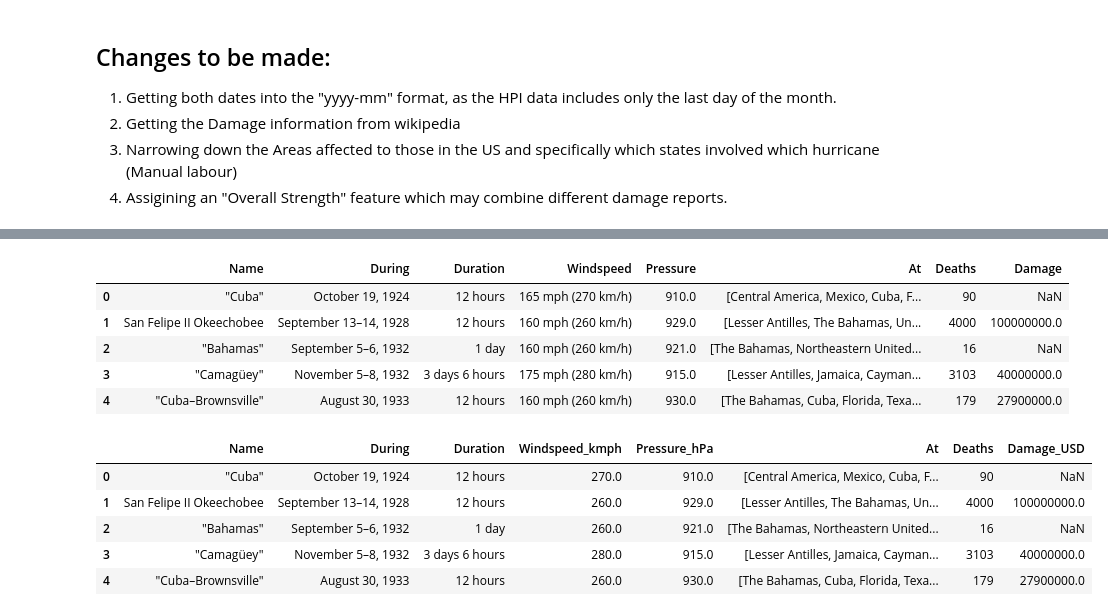
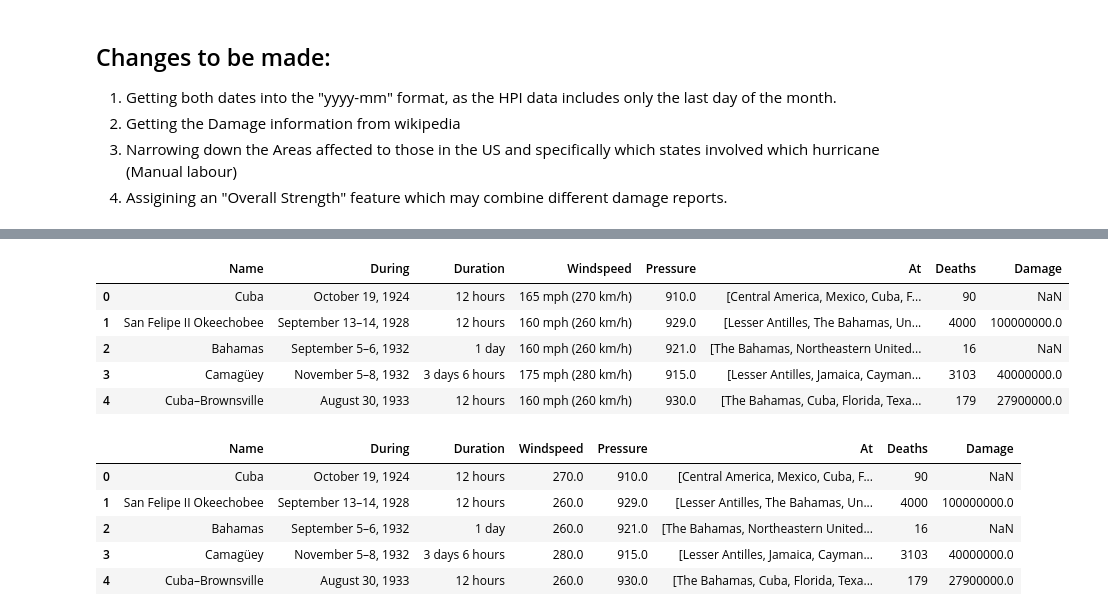
Before and after one commit to Alon-Shaaltiel/Hurricanes_US, a Jupyter notebook: Data_Collection.ipynb, the cells around one changed output, grey strips where cells are left out. Cells and saved outputs as stored; diff of their text form; code cells hidden in the pictures.

Commit message:
Finished organizing hurricane data

```diff
--- a/Data_Collection.ipynb
+++ b/Data_Collection.ipynb
@@ -147,6 +147,7 @@ Hurricanes.head(5)
 ## During -> dd/mm/yyyy (Date)
 # %%
 Hurricanes.Deaths = Hurricanes.Deaths.apply(int)
+Hurricanes.Name = Hurricanes.Name.apply(lambda x: x.strip('" '))
 # %%
 Hurricanes.Damage = Hurricanes.Damage.apply(lambda x: unicodedata.normalize("NFKD", str(x)))
 
@@ -191,22 +192,21 @@ Hurricanes.Pressure = Hurricanes.Pressure.apply(lambda x: float(x.split('hPa')[0
 Hurricanes.head(5)
 # %% [output]
 |  | Name | During | Duration | Windspeed | Pressure | At | Deaths | Damage |
-| 0 | "Cuba" | October 19, 1924 | 12 hours | 165 mph (270 km/h) | 910.0 | [Central America, Mexico, Cuba, F... | 90 | NaN |
+| 0 | Cuba | October 19, 1924 | 12 hours | 165 mph (270 km/h) | 910.0 | [Central America, Mexico, Cuba, F... | 90 | NaN |
 | 1 | San Felipe II Okeechobee | September 13–14, 1928 | 12 hours | 160 mph (260 km/h) | 929.0 | [Lesser Antilles, The Bahamas, Un... | 4000 | 100000000.0 |
-| 2 | "Bahamas" | September 5–6, 1932 | 1 day | 160 mph (260 km/h) | 921.0 | [The Bahamas, Northeastern United... | 16 | NaN |
-| 3 | "Camagüey" | November 5–8, 1932 | 3 days 6 hours | 175 mph (280 km/h) | 915.0 | [Lesser Antilles, Jamaica, Cayman... | 3103 | 40000000.0 |
-| 4 | "Cuba–Brownsville" | August 30, 1933 | 12 hours | 160 mph (260 km/h) | 930.0 | [The Bahamas, Cuba, Florida, Texa... | 179 | 27900000.0 |
+| 2 | Bahamas | September 5–6, 1932 | 1 day | 160 mph (260 km/h) | 921.0 | [The Bahamas, Northeastern United... | 16 | NaN |
+| 3 | Camagüey | November 5–8, 1932 | 3 days 6 hours | 175 mph (280 km/h) | 915.0 | [Lesser Antilles, Jamaica, Cayman... | 3103 | 40000000.0 |
+| 4 | Cuba–Brownsville | August 30, 1933 | 12 hours | 160 mph (260 km/h) | 930.0 | [The Bahamas, Cuba, Florida, Texa... | 179 | 27900000.0 |
 # %%
 Hurricanes.Windspeed = Hurricanes.Windspeed.apply(lambda x: unicodedata.normalize("NFKD", str(x)))
 Hurricanes.Windspeed = Hurricanes.Windspeed.apply(lambda x:
                                                   float(x.split('km/h')[0].strip().split(' ')[-1].strip(' ()')))
-Hurricanes = Hurricanes.rename(columns={"Pressure":"Pressure_hPa", "Damage":"Damage_USD","Windspeed":"Windspeed_kmph"})
 Hurricanes.head(5)
 # %% [output]
-|  | Name | During | Duration | Windspeed_kmph | Pressure_hPa | At | Deaths | Damage_USD |
-| 0 | "Cuba" | October 19, 1924 | 12 hours | 270.0 | 910.0 | [Central America, Mexico, Cuba, F... | 90 | NaN |
+|  | Name | During | Duration | Windspeed | Pressure | At | Deaths | Damage |
+| 0 | Cuba | October 19, 1924 | 12 hours | 270.0 | 910.0 | [Central America, Mexico, Cuba, F... | 90 | NaN |
 | 1 | San Felipe II Okeechobee | September 13–14, 1928 | 12 hours | 260.0 | 929.0 | [Lesser Antilles, The Bahamas, Un... | 4000 | 100000000.0 |
-| 2 | "Bahamas" | September 5–6, 1932 | 1 day | 260.0 | 921.0 | [The Bahamas, Northeastern United... | 16 | NaN |
-| 3 | "Camagüey" | November 5–8, 1932 | 3 days 6 hours | 280.0 | 915.0 | [Lesser Antilles, Jamaica, Cayman... | 3103 | 40000000.0 |
-| 4 | "Cuba–Brownsville" | August 30, 1933 | 12 hours | 260.0 | 930.0 | [The Bahamas, Cuba, Florida, Texa... | 179 | 27900000.0 |
+| 2 | Bahamas | September 5–6, 1932 | 1 day | 260.0 | 921.0 | [The Bahamas, Northeastern United... | 16 | NaN |
+| 3 | Camagüey | November 5–8, 1932 | 3 days 6 hours | 280.0 | 915.0 | [Lesser Antilles, Jamaica, Cayman... | 3103 | 40000000.0 |
+| 4 | Cuba–Brownsville | August 30, 1933 | 12 hours | 260.0 | 930.0 | [The Bahamas, Cuba, Florida, Texa... | 179 | 27900000.0 |
 # %%
```
Also changed, not shown: parts of 4 cells of this notebook.
